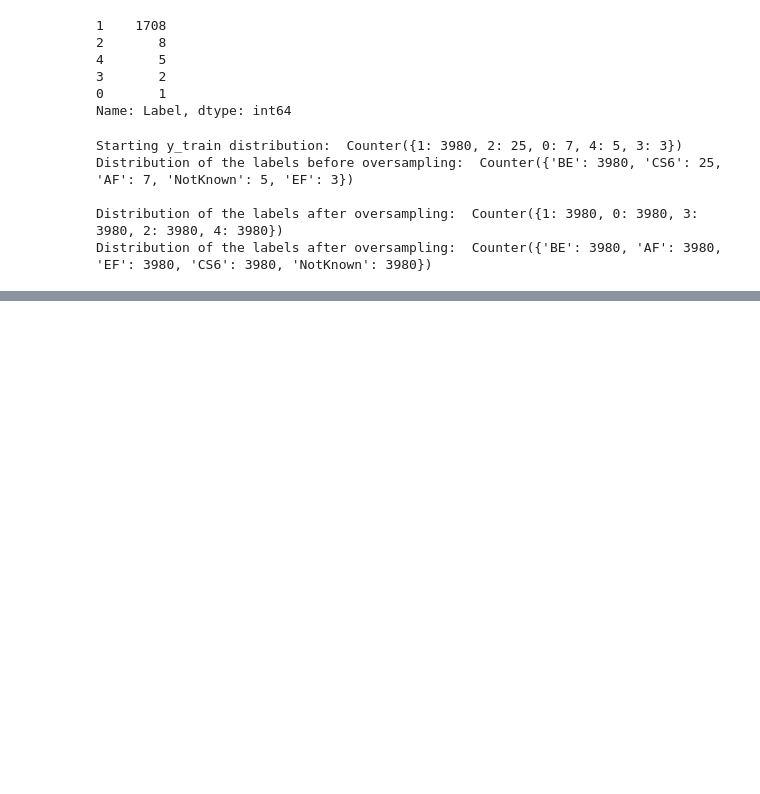
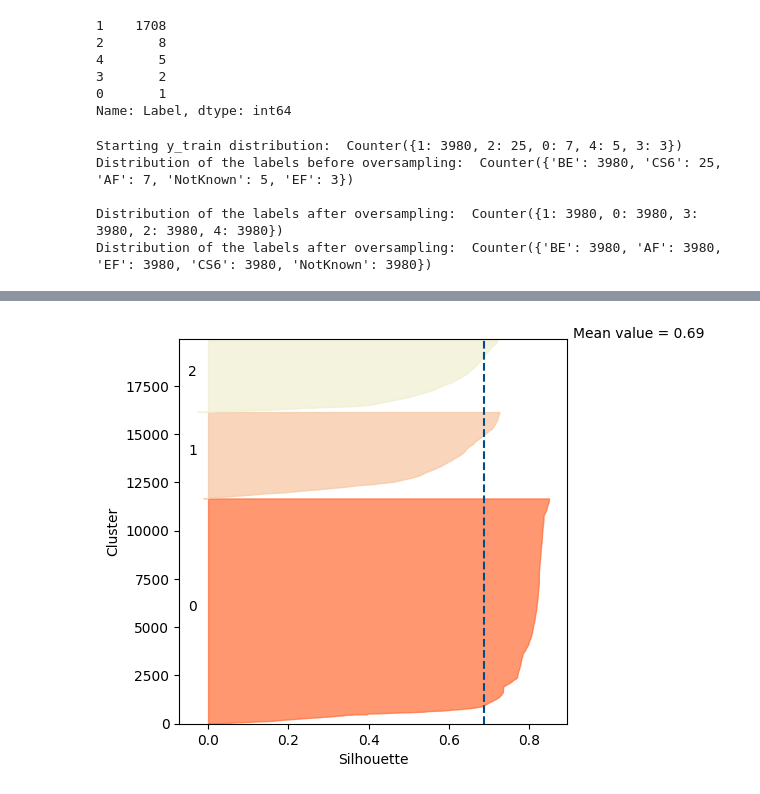
Before and after one commit to ericrubia99/NBD_Lab, a Jupyter notebook: Project.ipynb, the cells around one changed output, grey strips where cells are left out. Saved outputs shown, nothing was run; the diff lists cells and outputs as text; code cells hidden in the pictures; blank space fills up the shorter version.

```diff
--- a/Project.ipynb
+++ b/Project.ipynb
@@ -1281,0 +1297,46 @@ plot_confusion_matrix(df_conf_norm)
+# %%
+colors = ['#ff6b35', '#f7c59f', '#efefd0', '#004e89', '#1a659e']
+# %%
+fig, ax1 = plt.subplots(1, 1)
+fig.set_size_inches(5, 5)
+
+# Space between graphs
+y_lower = 10
+
+# Cycle for generating the graph for every cluster
+for i in range(opt):
+    ith_cluster_silhouette_values = sample_silhouette_values[kmeans.labels_ == i]
+    ith_cluster_silhouette_values.sort()
+
+    size_cluster_i = ith_cluster_silhouette_values.shape[0]
+    y_upper = y_lower + size_cluster_i
+
+    color = colors[i % len(colors)]
+    ax1.fill_betweenx(
+        np.arange(y_lower, y_upper),
+        0,
+        ith_cluster_silhouette_values,
+        facecolor=color,
+        edgecolor=color,
+        alpha=0.7,
+    )
+
+    ax1.text(-0.05, y_lower + 0.5 * size_cluster_i, str(i))
+    y_lower = y_upper + 10  # Update the value for the next graph
+
+# axes limits
+ax1.set_ylim(0, len(X_over) + (opt + 1) * 10)
+ax1.set_xlabel("Silhouette")
+ax1.set_ylabel("Cluster")
+
+# Vertical blue line for the mean value
+silhouette_avg = silhouette_score(X_over, kmeans.labels_)
+ax1.axvline(x=silhouette_avg, color='#004e89', linestyle="--")
+
+# Text for the mean value
+ax1.text(silhouette_avg + 0.22, y_lower + 50, "Mean value = {:.2f}".format(silhouette_avg))
+
+# Show
+plt.show()
+# %% [output]
+[figure, added]
```
Also changed, not shown: parts of 17 cells of this notebook.
